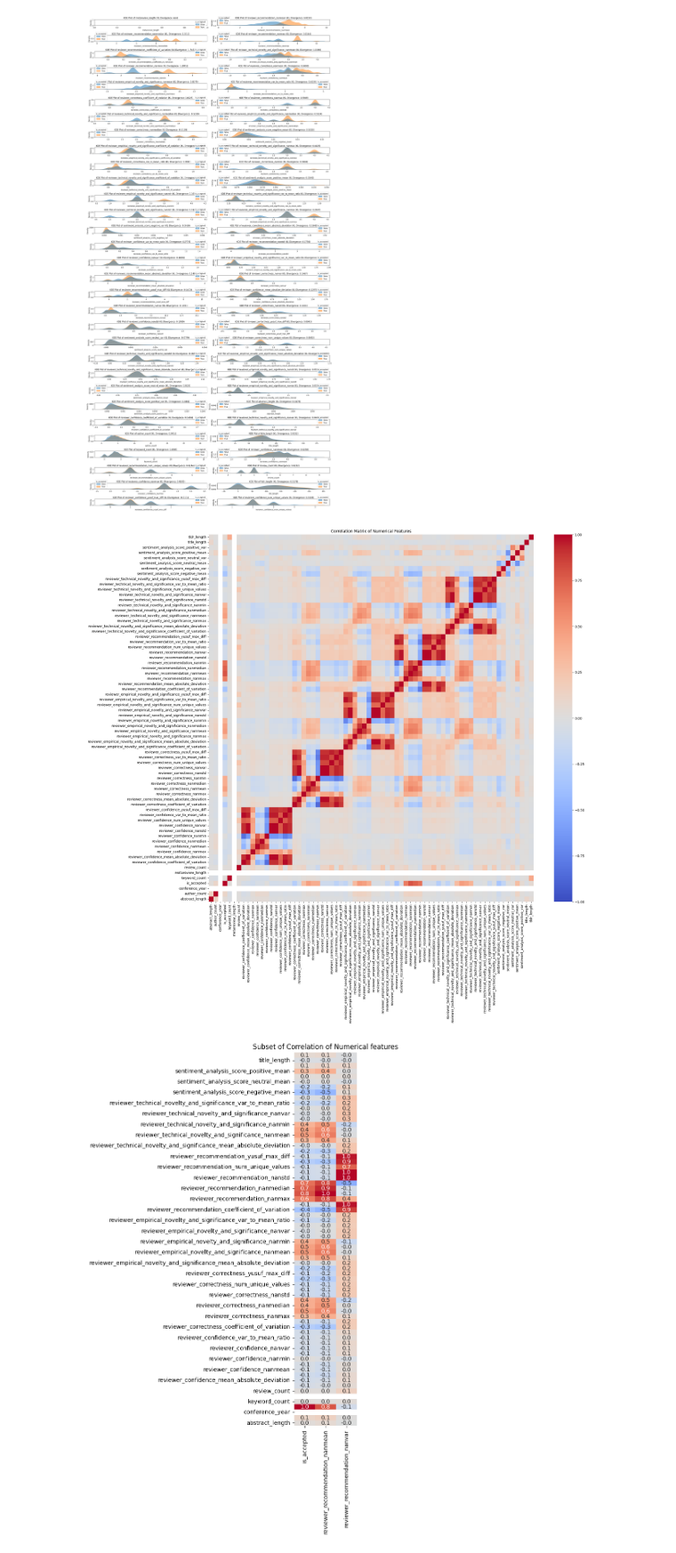
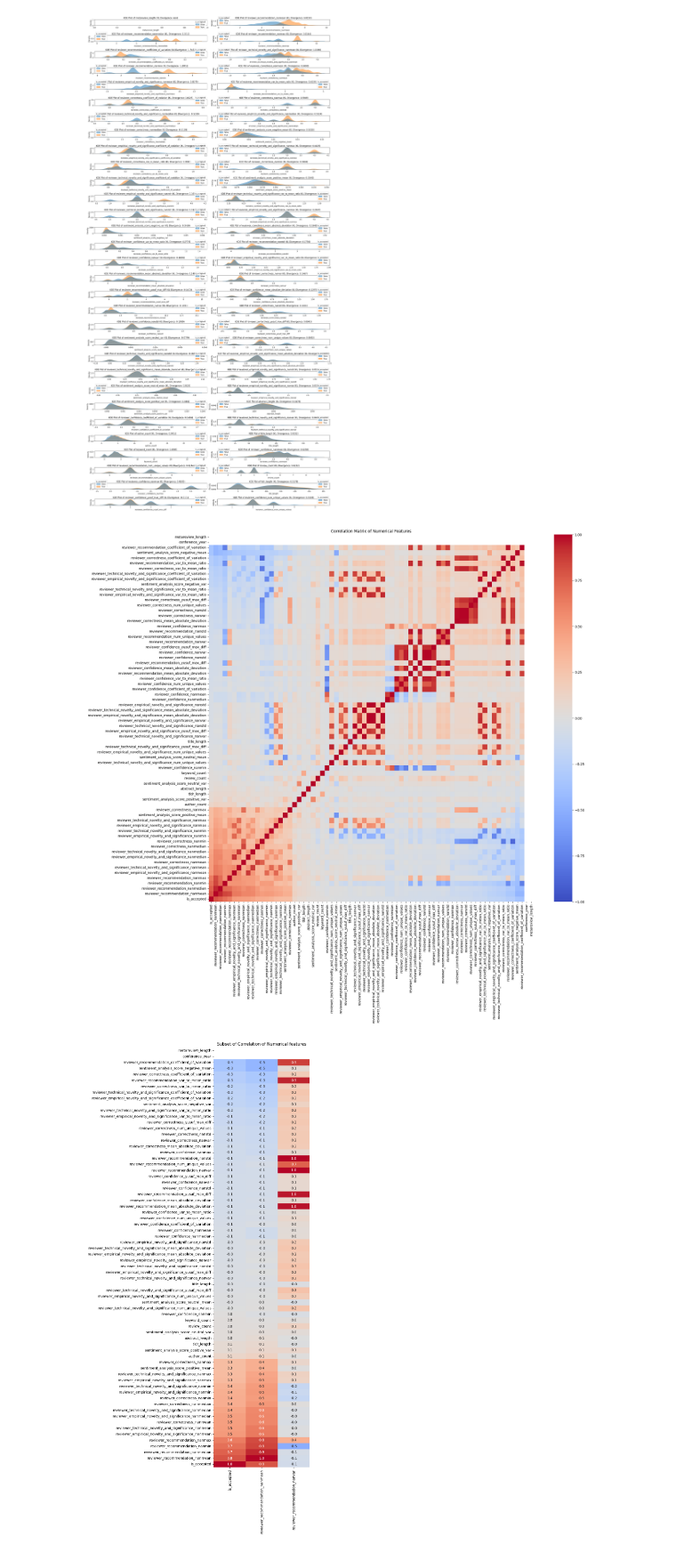
Before and after one commit to halilfarukkaragoz/data-literacy-group16, a Jupyter notebook: koray/notebooks/distribution-of-features.ipynb, the cells around one changed output. Shown at 89% size. Saved outputs shown, nothing was run; the diff lists cells and outputs as text; code cells hidden in the pictures.

Commit message:
sort

```diff
--- a/koray/notebooks/distribution-of-features.ipynb
+++ b/koray/notebooks/distribution-of-features.ipynb
@@ -18,8 +18,8 @@ conference_invitations = [
 # 'ICLR.cc/2021/Conference/-/Blind_Submission',
 ]
 
-feature_df = list(get_features(conference_invitations, disable_cache=True))
-# feature_df = list(get_features(conference_invitations, disable_cache=False))
+# feature_df = list(get_features(conference_invitations, disable_cache=True))
+feature_df = list(get_features(conference_invitations, disable_cache=False))
 df = pd.concat(feature_df)
 df
 # %% [output]
@@ -96,15 +110,18 @@ import matplotlib.pyplot as plt
 
 from scipy.stats import pointbiserialr
 
-
 # correlation_matrix = df.corr(numeric_only=True, method='pearson')
 correlation_matrix = df.corr(numeric_only=True, method='spearman')
 # correlation_matrix = df.corr(numeric_only=True, method=lambda x,y : pointbiserialr(x,y)[0])
 
+# sort them based on correlation with the is_accepted column
+idx = (correlation_matrix['is_accepted'] + 1).abs().sort_values(ascending=False).index
+sorted_corr_matrix = correlation_matrix.loc[idx, idx]
+
 
 # Plot the correlation matrix using a heatmap
 plt.figure(figsize=(22, 20))
-ax = sns.heatmap(correlation_matrix, annot=False, fmt='.01f', cmap='coolwarm', cbar=True,  vmin=-1, vmax=1)
+ax = sns.heatmap(sorted_corr_matrix, annot=False, fmt='.01f', cmap='coolwarm', cbar=True,  vmin=-1, vmax=1)
 
 # Flip the y-axis
 ax.invert_yaxis()
@@ -112,26 +129,25 @@ ax.invert_yaxis()
 plt.title("Correlation Matrix of Numerical Features")
 plt.show()
 # %% [output]
-[figure, old version]
+[figure, new version]
 # %%
 import pandas as pd
 import seaborn as sns
 import matplotlib.pyplot as plt
 
-correlation_subset = correlation_matrix.loc[:, [
-    'is_accepted',
+
+cols = ['is_accepted',
     'reviewer_recommendation_nanmean',
-    'reviewer_recommendation_nanvar',
-]]
+    'reviewer_recommendation_nanvar',]
 
 # Plot the correlation matrix using a heatmap
-plt.figure(figsize=(2, 12))  # Adjust the figure size for better visibility
-ax = sns.heatmap(correlation_subset, annot=True, fmt='.1f', cmap='coolwarm', cbar=False, center=0, vmin=-1, vmax=1)
+plt.figure(figsize=(5, 22))  # Adjust the figure size for better visibility
+ax = sns.heatmap(sorted_corr_matrix[cols], annot=True, fmt='.1f', cmap='coolwarm', cbar=False, center=0, vmin=-1, vmax=1)
 
 # Flip the y-axis to have reviewer_confidence_nanvar at the top
 ax.invert_yaxis()
 
 plt.title("Subset of Correlation of Numerical features")
 plt.show()
 # %% [output]
-[figure, old version]
+[figure, new version]
```
Also changed, not shown: parts of 3 cells of this notebook.
